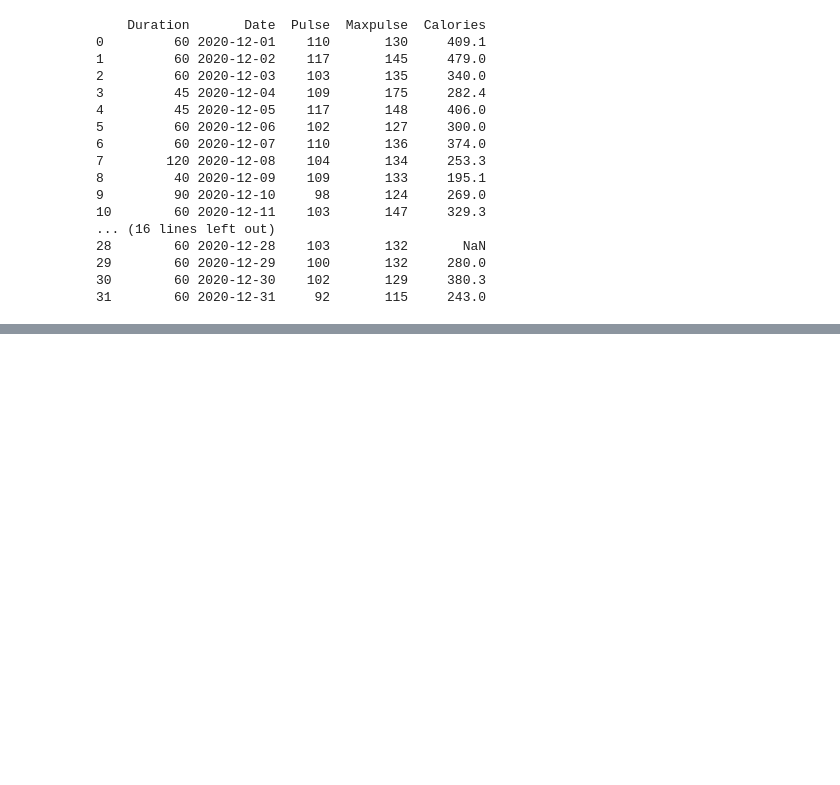
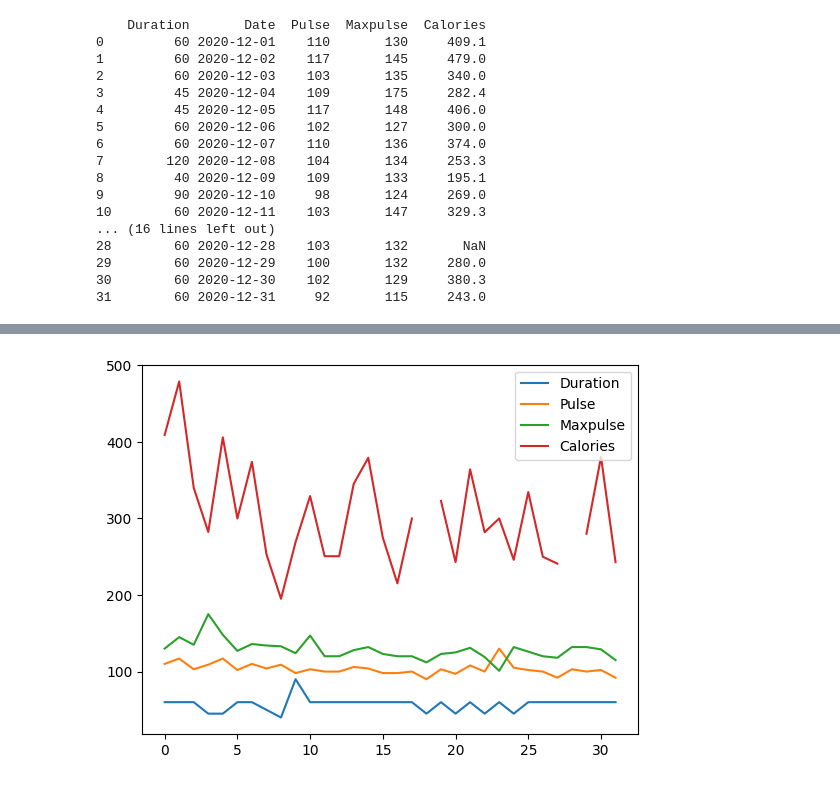
Before and after one commit to Bibek773/AI-ML-Research-Intern-2025, a Jupyter notebook: DataAnalysisAndVisualization/Pandas/pandasbasic.ipynb, the cells around one changed output, grey strips where cells are left out. Cells and saved outputs as stored; diff of their text form; code cells hidden in the pictures; blank space fills up the shorter version.

Commit message:
feat: added pandas plotting, duplicate data and removing it

```diff
--- a/DataAnalysisAndVisualization/Pandas/pandasbasic.ipynb
+++ b/DataAnalysisAndVisualization/Pandas/pandasbasic.ipynb
@@ -246,0 +290,9 @@ print(df)
+# %%
+# pandas plotting
+import matplotlib.pyplot as plt
+import pandas as pd
+df = pd.read_csv('clean.csv')
+df.plot()
+plt.show()
+# %% [output]
+[figure, added]
```
Also changed, not shown: parts of 4 cells of this notebook.
